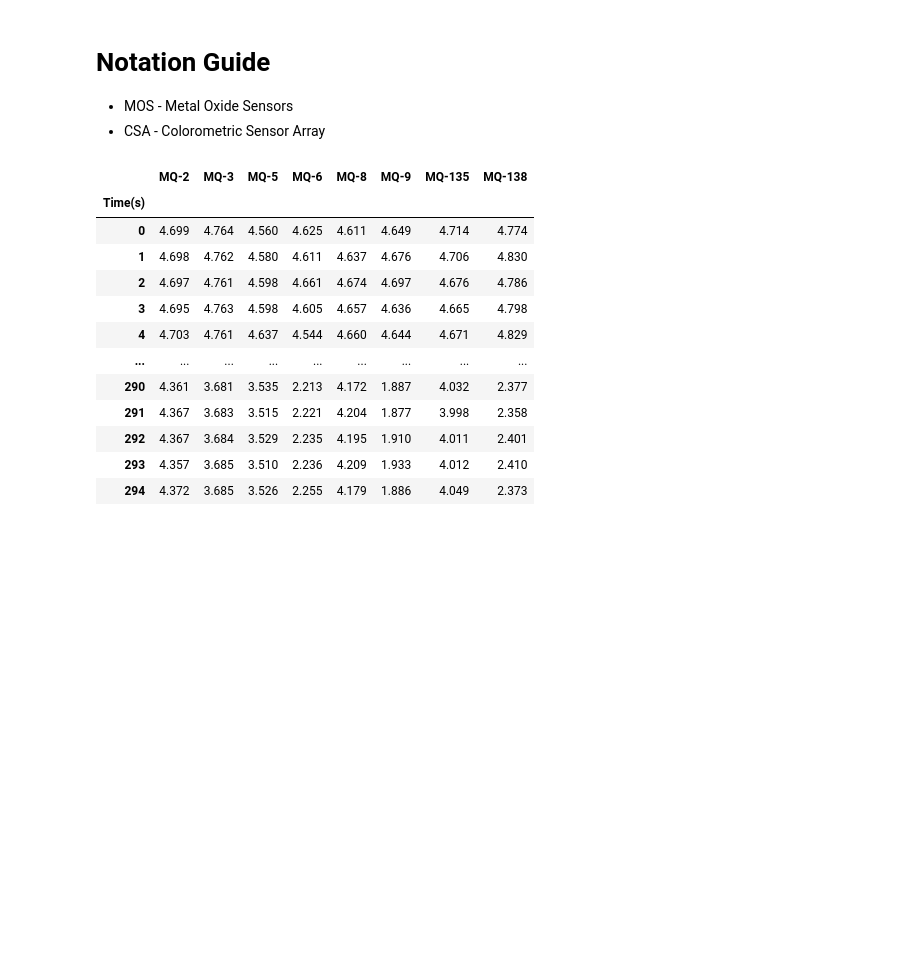
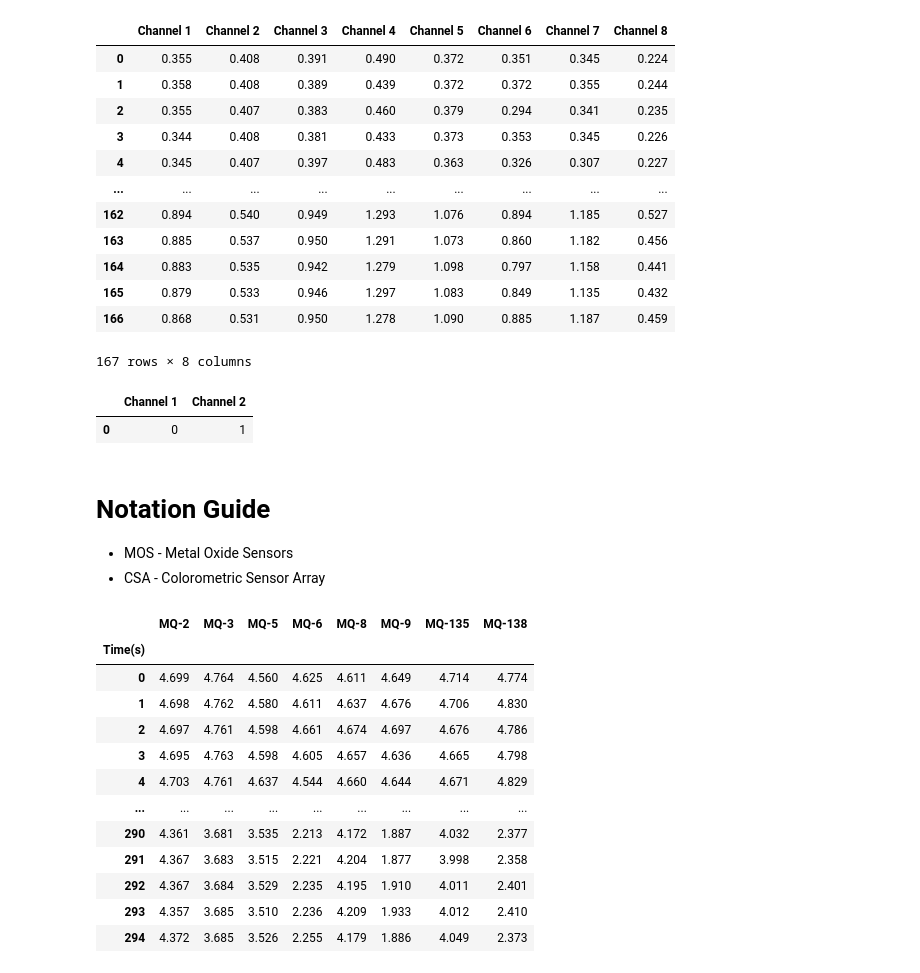
Before and after one commit to aungkhantmaw64/EnoseDataAnalysis, a Jupyter notebook: notebooks/sensor_responses.ipynb, the cells around one changed output. Cells and saved outputs as stored; diff of their text form; code cells hidden in the pictures; blank space fills up the shorter version.

```diff
--- a/notebooks/sensor_responses.ipynb
+++ b/notebooks/sensor_responses.ipynb
@@ -12,6 +12,28 @@ import cv2
 plt.rcParams['axes.linewidth'] = 2
 plt.rc("font", size=16, weight="bold", family="Bookman Old Style")
 get_ipython().run_line_magic('matplotlib', 'inline')
+# %%
+pd.read_csv("../data/raw_samples/Ammonia1/serialdata.csv", header=0, index_col=0)
+# %% [output]
+|  | Channel 1 | Channel 2 | Channel 3 | Channel 4 | Channel 5 | Channel 6 | Channel 7 | Channel 8 |
+| 0 | 0.355 | 0.408 | 0.391 | 0.490 | 0.372 | 0.351 | 0.345 | 0.224 |
+| 1 | 0.358 | 0.408 | 0.389 | 0.439 | 0.372 | 0.372 | 0.355 | 0.244 |
+| 2 | 0.355 | 0.407 | 0.383 | 0.460 | 0.379 | 0.294 | 0.341 | 0.235 |
+| 3 | 0.344 | 0.408 | 0.381 | 0.433 | 0.373 | 0.353 | 0.345 | 0.226 |
+| 4 | 0.345 | 0.407 | 0.397 | 0.483 | 0.363 | 0.326 | 0.307 | 0.227 |
+| ... | ... | ... | ... | ... | ... | ... | ... | ... |
+| 162 | 0.894 | 0.540 | 0.949 | 1.293 | 1.076 | 0.894 | 1.185 | 0.527 |
+| 163 | 0.885 | 0.537 | 0.950 | 1.291 | 1.073 | 0.860 | 1.182 | 0.456 |
+| 164 | 0.883 | 0.535 | 0.942 | 1.279 | 1.098 | 0.797 | 1.158 | 0.441 |
+| 165 | 0.879 | 0.533 | 0.946 | 1.297 | 1.083 | 0.849 | 1.135 | 0.432 |
+| 166 | 0.868 | 0.531 | 0.950 | 1.278 | 1.090 | 0.885 | 1.187 | 0.459 |
+167 rows × 8 columns
+# %%
+pd.DataFrame(data={"Channel 1":[0],
+                   "Channel 2":[1]})
+# %% [output]
+|  | Channel 1 | Channel 2 |
+| 0 | 0 | 1 |
 # %% [markdown]
 # Notation Guide
 - MOS - Metal Oxide Sensors
```
Also changed, not shown: 2 other files.
